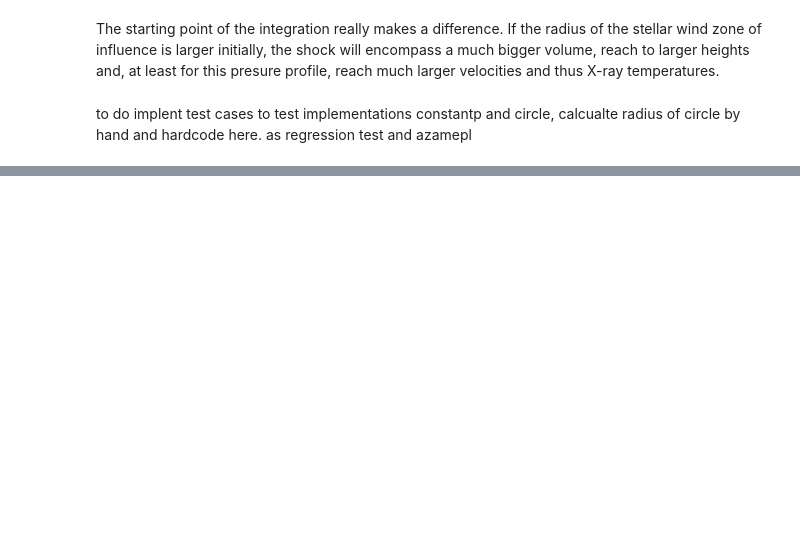
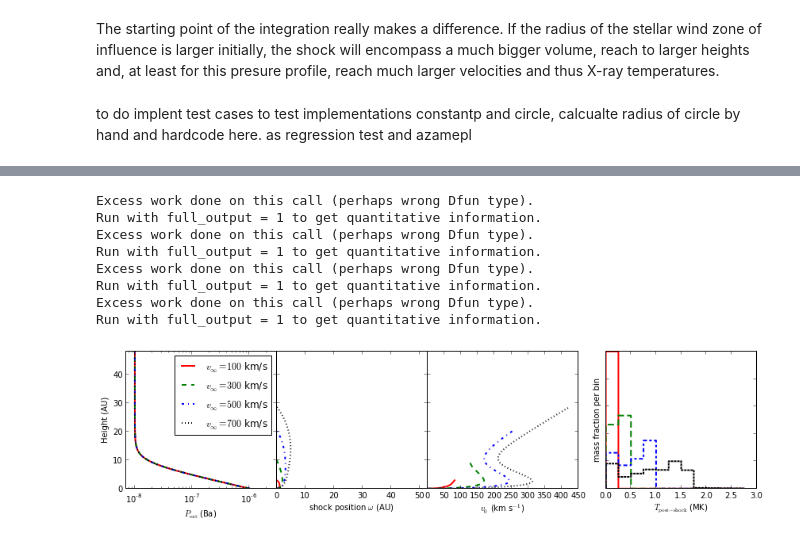
Before and after one commit to hamogu/RecollimationXrayCTTS, a Jupyter notebook: scripts/jet_recol_shocks.ipynb, the cells around one changed output, grey strips where cells are left out. Saved outputs shown, nothing was run; the diff lists cells and outputs as text; code cells hidden in the pictures; blank space fills up the shorter version.

```diff
--- a/scripts/jet_recol_shocks.ipynb
+++ b/scripts/jet_recol_shocks.ipynb
@@ -2,6 +2,8 @@
 import numpy as np
 from scipy.integrate import odeint
 from matplotlib import pyplot as plt
+# %%
+plotdir = '../figures/'
 # %%
 class ODEnotsolvedException(Exception):
     '''Exception to indicate that the ODE needs to be solved before properties of the solution are available'''
@@ -297,0 +430,33 @@ implent test cases to test implementations constantp and circle, calcualte radiu
+# %%
+pexp = ExpPres(1e-6, 2, p_inf = 1e-8)
+
+z = np.arange(0,50., .01)
+
+fig, axes = StellarWindShock.setup_plot()
+
+for v,c,l in zip([1e7,3e7,5e7, 7e7], 'rgbk', ['solid', 'dashed', 'dashdot', 'dotted'] ):
+
+    ode = StellarWindShock(pexp, v, 9e14)
+    ode.solve(.01, z)
+    ode.plot_params(axes, label='$v_{{\\infty}}={0:3.0f}$ km/s'.format(v/1e5), bins=np.arange(0,3.,.25), color=c, linestyle=l, linewidth=2)
+
+#axes[1].plot(np.sqrt(ode.R0(ode.z)**2 - ode.z**2), ode.z, 'k', label='maximum radius')
+axes[3].set_ylim([0, None])
+axes[0].legend()
+axes[2].set_xlim([0,None])
+axes[0].set_ylim([0,48])
+axes[0].set_xlim([7e-9, 3e-6])
+set_aspect_equal(axes[1])
+
+fig.savefig(plotdir + 'v_infty/v_infty.png')
+fig.savefig(plotdir + 'v_infty/v_infty.eps')
+# %% [output]
+Excess work done on this call (perhaps wrong Dfun type).
+Run with full_output = 1 to get quantitative information.
+Excess work done on this call (perhaps wrong Dfun type).
+Run with full_output = 1 to get quantitative information.
+Excess work done on this call (perhaps wrong Dfun type).
+Run with full_output = 1 to get quantitative information.
+Excess work done on this call (perhaps wrong Dfun type).
+Run with full_output = 1 to get quantitative information.
+[figure, added]
```
Also changed, not shown: parts of 14 cells of this notebook, 5 other files.
